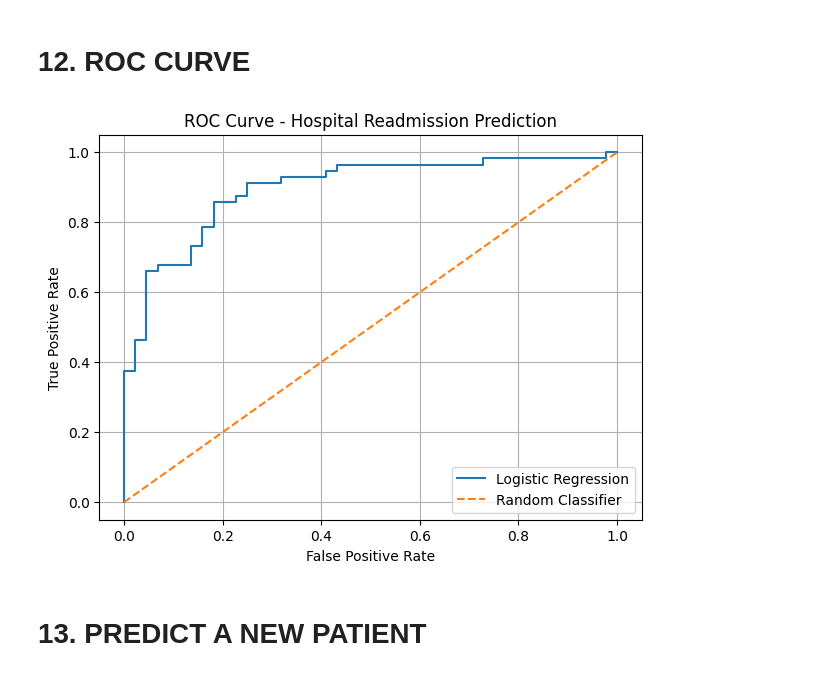
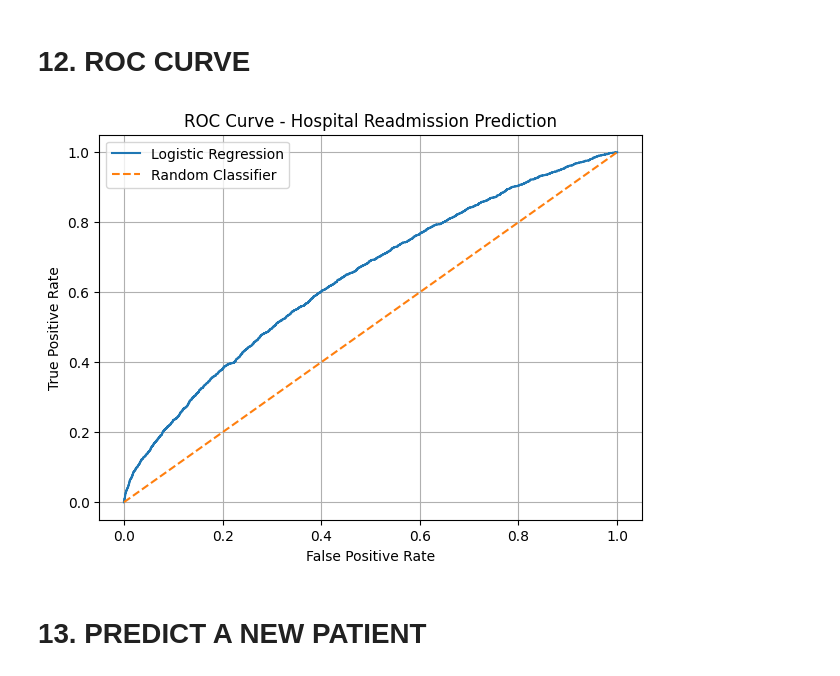
Before and after one commit to Suryansh-Kushwaha2025/CASE_STUDY_1, a Jupyter notebook: CaseStudy1.ipynb, the cells around one changed output. Cells and saved outputs as stored; diff of their text form; code cells hidden in the pictures.

```diff
--- a/CaseStudy1.ipynb
+++ b/CaseStudy1.ipynb
@@ -173,0 +131,17 @@ y_pred = (y_probability >= threshold).astype(int)
+# %%
+numeric_transformer = Pipeline(steps=[
+    ("imputer", SimpleImputer(strategy="median")),
+    ("scaler", StandardScaler())
+])
+
+categorical_transformer = Pipeline(steps=[
+    ("imputer", SimpleImputer(strategy="most_frequent")),
+    ("onehot", OneHotEncoder(handle_unknown="ignore"))
+])
+
+preprocessor = ColumnTransformer(
+    transformers=[
+        ("num", numeric_transformer, numerical_features),
+        ("cat", categorical_transformer, categorical_features)
+    ]
+)
@@ -173,0 +150,11 @@ y_pred = (y_probability >= threshold).astype(int)
+# %%
+X_train, X_test, y_train, y_test = train_test_split(
+    X,
+    y,
+    test_size=0.2,
+    random_state=42,
+    stratify=y
+)
+
+print("Training:", X_train.shape)
+print("Testing:", X_test.shape)
@@ -173,0 +166,10 @@ y_pred = (y_probability >= threshold).astype(int)
+# %%
+model = Pipeline(steps=[
+    ("preprocessor", preprocessor),
+    ("classifier", LogisticRegression(
+        penalty="l2",
+        C=1.0,
+        max_iter=1000,
+        solver="liblinear"
+    ))
+])
@@ -173,0 +186,2 @@ y_pred = (y_probability >= threshold).astype(int)
+# %%
+y_prob = model.predict_proba(X_test)[:, 1]
@@ -242,37 +358,37 @@ True Positives  : 52
 # %%
 fpr, tpr, thresholds = roc_curve(
     y_test,
-    y_probability
+    y_prob
 )
 
 plt.figure(figsize=(7, 5))
 
 plt.plot(
     fpr,
     tpr,
     label="Logistic Regression"
 )
 
 plt.plot(
     [0, 1],
     [0, 1],
     linestyle="--",
     label="Random Classifier"
 )
 
 plt.xlabel("False Positive Rate")
 
 plt.ylabel("True Positive Rate")
 
 plt.title("ROC Curve - Hospital Readmission Prediction")
 
 plt.legend()
 
 plt.grid()
 
 plt.show()
 # %% [output]
-[figure, old version]
+[figure, new version]
 # %% [markdown]
 # 13. PREDICT A NEW PATIENT
 # %%
```
Also changed, not shown: parts of 66 cells of this notebook.
